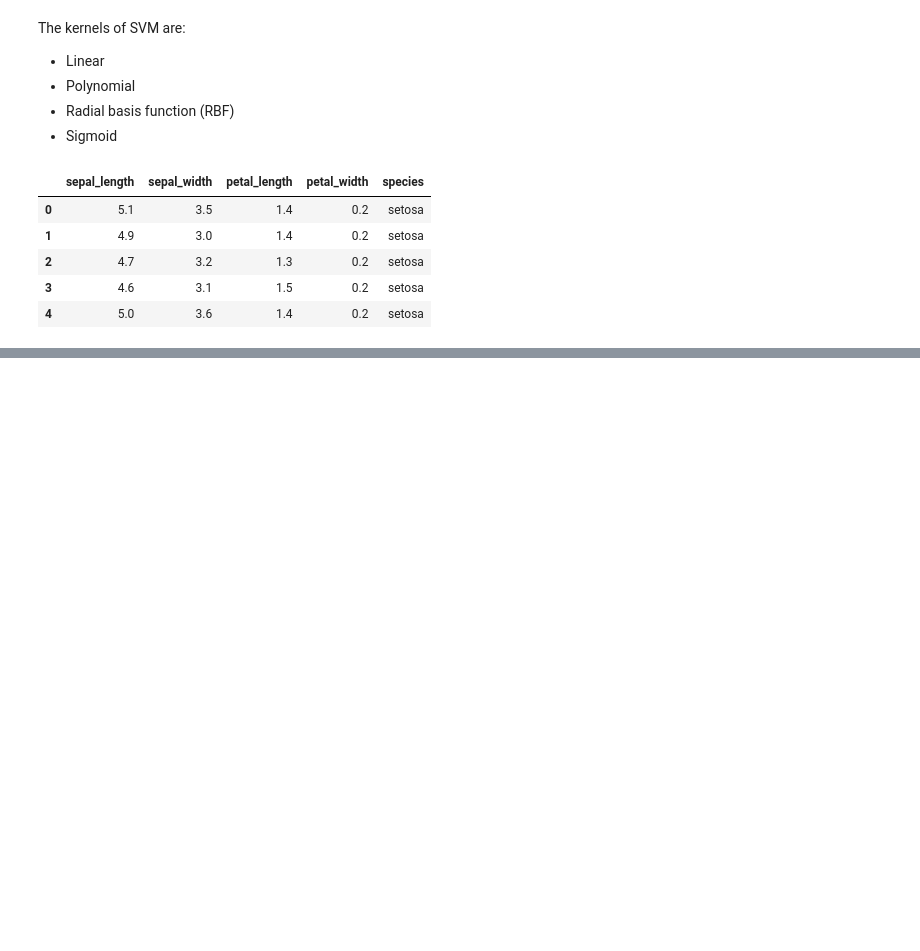
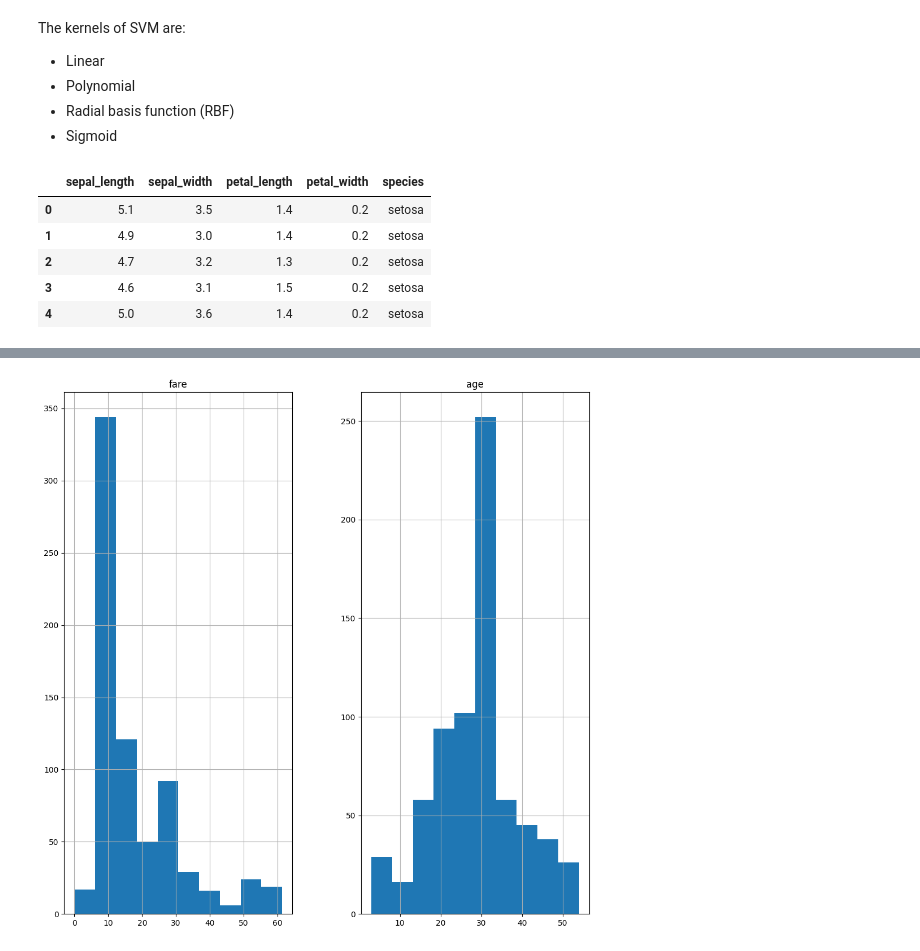
Before and after one commit to coderhyder17/Machine-Learning, a Jupyter notebook: 11_support_vector_machine_(svm).ipynb, the cells around one changed output, grey strips where cells are left out. Cells and saved outputs as stored; diff of their text form; code cells hidden in the pictures; blank space fills up the shorter version.

```diff
--- a/11_support_vector_machine_(svm).ipynb
+++ b/11_support_vector_machine_(svm).ipynb
@@ -70,0 +197,16 @@ plt.show()
+# %%
+# remove the outliers from age and fare column using IQR method
+Q1 = kashti['age'].quantile(0.25)
+Q3 = kashti['age'].quantile(0.75)
+IQR = Q3 - Q1
+kashti = kashti[(kashti['age'] >= (Q1 - 1.5 * IQR)) & (kashti['age'] <= (Q3 + 1.5 * IQR))]
+Q1 = kashti['fare'].quantile(0.25)
+Q3 = kashti['fare'].quantile(0.75)
+IQR = Q3 - Q1
+kashti = kashti[(kashti['fare'] >= (Q1 - 1.5 * IQR)) & (kashti['fare'] <= (Q3 + 1.5 * IQR))]
+# %%
+# check the normalization of the data using the histogram
+kashti[['fare', 'age']].hist(figsize=(12, 12))
+plt.show()
+# %% [output]
+[figure, added]
```
Also changed, not shown: parts of 19 cells of this notebook.
